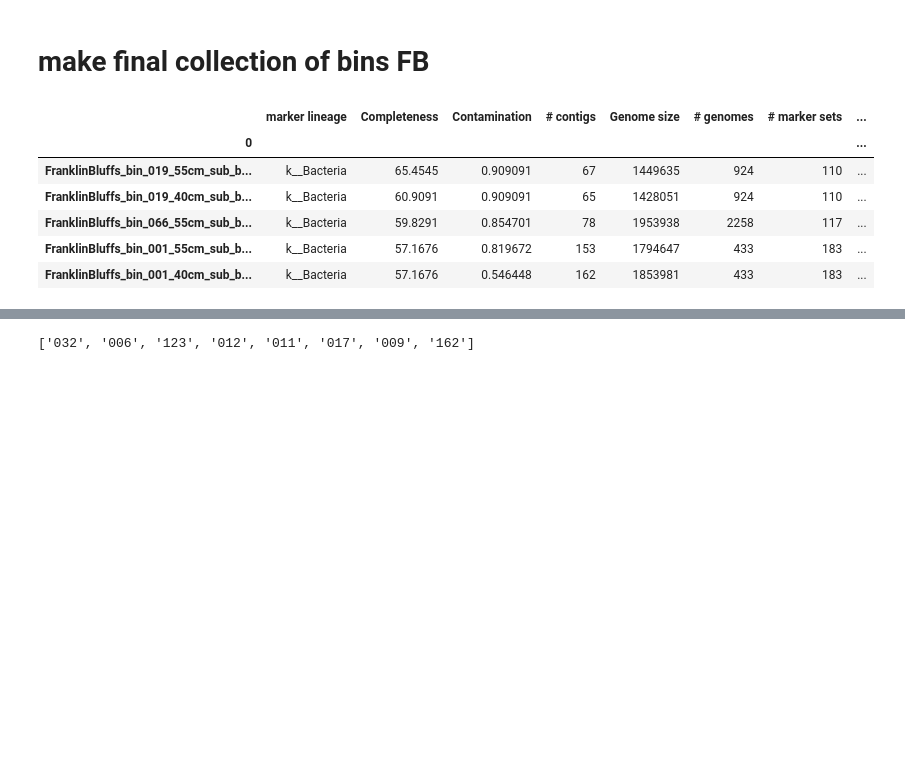
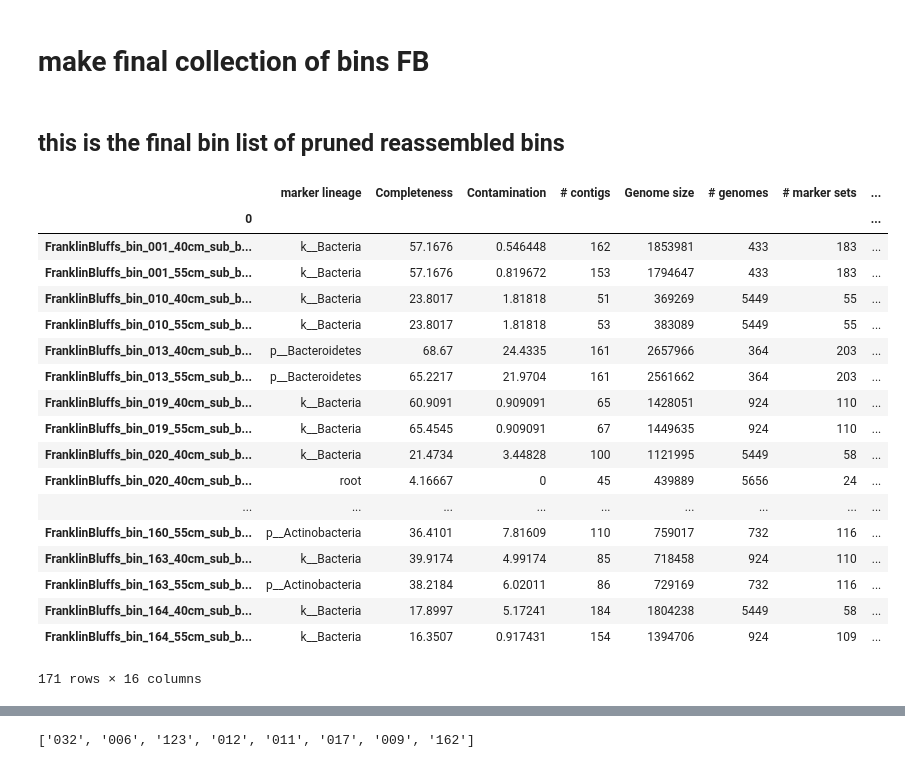
Before and after one commit to BojkArth/minimeta_notebooks, a Jupyter notebook: 201901_postReassemblyPruning.ipynb, the cells around one changed output, grey strips where cells are left out. Cells and saved outputs as stored; diff of their text form; code cells hidden in the pictures; blank space fills up the shorter version.

```diff
--- a/201901_postReassemblyPruning.ipynb
+++ b/201901_postReassemblyPruning.ipynb
@@ -214,16 +206,31 @@ See the caveats in the documentation: http://pandas.pydata.org/pandas-docs/stabl
   stats2 = df_in.groupby(subclunum).count()['length_from_fasta'] # contigs for
 # %% [markdown]
 # make final collection of bins FB
+# %% [markdown]
+## this is the final bin list of pruned reassembled bins
 # %%
 indir = fastadir+'pruning/fastas/checkm/'
 checkm_pruned2 = co.make_checkm_output_df(indir,'FB_prune2')
 # %%
-checkm_pruned2[(checkm_pruned2['Contamination']<=5)&(checkm_pruned2['Strain heterogeneity']<=5)].head()
+checkm_pruned2[(checkm_pruned2['Contamination']<=5)&(checkm_pruned2['Strain heterogeneity']<=5)].sort_index()#[40:]#.head()
+checkm_pruned2.sort_index()
 # %% [output]
 |  | marker lineage | Completeness | Contamination | # contigs | Genome size | # genomes | # marker sets | ... |
 | 0 |  |  |  |  |  |  |  | ... |
+| FranklinBluffs_bin_001_40cm_sub_b... | k__Bacteria | 57.1676 | 0.546448 | 162 | 1853981 | 433 | 183 | ... |
+| FranklinBluffs_bin_001_55cm_sub_b... | k__Bacteria | 57.1676 | 0.819672 | 153 | 1794647 | 433 | 183 | ... |
+| FranklinBluffs_bin_010_40cm_sub_b... | k__Bacteria | 23.8017 | 1.81818 | 51 | 369269 | 5449 | 55 | ... |
+| FranklinBluffs_bin_010_55cm_sub_b... | k__Bacteria | 23.8017 | 1.81818 | 53 | 383089 | 5449 | 55 | ... |
+| FranklinBluffs_bin_013_40cm_sub_b... | p__Bacteroidetes | 68.67 | 24.4335 | 161 | 2657966 | 364 | 203 | ... |
+| FranklinBluffs_bin_013_55cm_sub_b... | p__Bacteroidetes | 65.2217 | 21.9704 | 161 | 2561662 | 364 | 203 | ... |
+| FranklinBluffs_bin_019_40cm_sub_b... | k__Bacteria | 60.9091 | 0.909091 | 65 | 1428051 | 924 | 110 | ... |
 | FranklinBluffs_bin_019_55cm_sub_b... | k__Bacteria | 65.4545 | 0.909091 | 67 | 1449635 | 924 | 110 | ... |
-| FranklinBluffs_bin_019_40cm_sub_b... | k__Bacteria | 60.9091 | 0.909091 | 65 | 1428051 | 924 | 110 | ... |
-| FranklinBluffs_bin_066_55cm_sub_b... | k__Bacteria | 59.8291 | 0.854701 | 78 | 1953938 | 2258 | 117 | ... |
-| FranklinBluffs_bin_001_55cm_sub_b... | k__Bacteria | 57.1676 | 0.819672 | 153 | 1794647 | 433 | 183 | ... |
-| FranklinBluffs_bin_001_40cm_sub_b... | k__Bacteria | 57.1676 | 0.546448 | 162 | 1853981 | 433 | 183 | ... |
+| FranklinBluffs_bin_020_40cm_sub_b... | k__Bacteria | 21.4734 | 3.44828 | 100 | 1121995 | 5449 | 58 | ... |
+| FranklinBluffs_bin_020_40cm_sub_b... | root | 4.16667 | 0 | 45 | 439889 | 5656 | 24 | ... |
+| ... | ... | ... | ... | ... | ... | ... | ... | ... |
+| FranklinBluffs_bin_160_55cm_sub_b... | p__Actinobacteria | 36.4101 | 7.81609 | 110 | 759017 | 732 | 116 | ... |
+| FranklinBluffs_bin_163_40cm_sub_b... | k__Bacteria | 39.9174 | 4.99174 | 85 | 718458 | 924 | 110 | ... |
+| FranklinBluffs_bin_163_55cm_sub_b... | p__Actinobacteria | 38.2184 | 6.02011 | 86 | 729169 | 732 | 116 | ... |
+| FranklinBluffs_bin_164_40cm_sub_b... | k__Bacteria | 17.8997 | 5.17241 | 184 | 1804238 | 5449 | 58 | ... |
+| FranklinBluffs_bin_164_55cm_sub_b... | k__Bacteria | 16.3507 | 0.917431 | 154 | 1394706 | 924 | 109 | ... |
+171 rows × 16 columns
```
Also changed, not shown: parts of 20 cells of this notebook, 2 other files.
